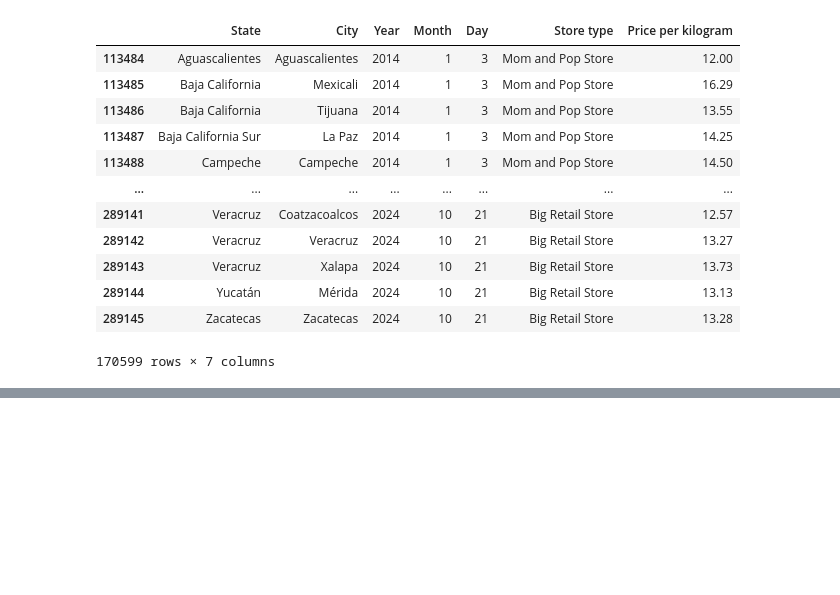
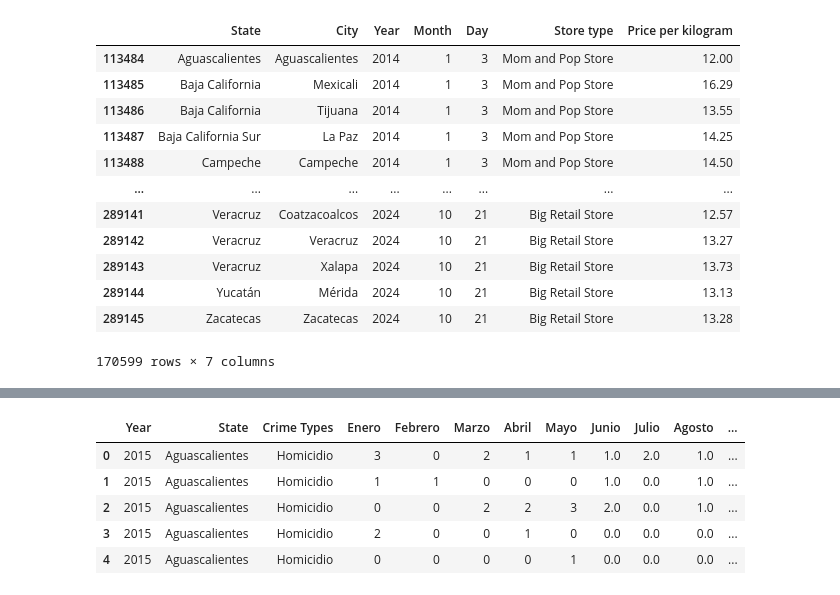
Before and after one commit to Josemarome/Project_1, a Jupyter notebook: Tortilla.ipynb, the cells around one changed output, grey strips where cells are left out. Cells and saved outputs as stored; diff of their text form; code cells hidden in the pictures; blank space fills up the shorter version.

```diff
--- a/Tortilla.ipynb
+++ b/Tortilla.ipynb
@@ -68,3 +69,8 @@ tortilla_data_cleaned_2
 170599 rows × 7 columns
 # %%
 tortilla_data_cleaned_2.to_csv("Resources/new_tortilla.csv", index_label="State")
+# %%
+file_crime =Path("Resources/crime_data.csv")
+crime_data = pd.read_csv(file_crime, encoding="ISO-8859-1")
+
+crime_data.head()
@@ -70,0 +84,3 @@ tortilla_data_cleaned_2.to_csv("Resources/new_tortilla.csv", index_label="State"
+# %%
+crime_data = crime_data.drop(columns=['Clave_Ent', 'Subtipo de delito', 'Modalidad','Bien jurídico afectado'])
+crime_data.head()
@@ -70,0 +94,10 @@ tortilla_data_cleaned_2.to_csv("Resources/new_tortilla.csv", index_label="State"
+# %%
+renamed_crime_data = crime_data.rename(columns={"Entidad":"State", "Tipo de delito":"Crime Types","Año":"Year"})
+renamed_crime_data.head()
+# %% [output]
+|  | Year | State | Crime Types | Enero | Febrero | Marzo | Abril | Mayo | Junio | Julio | Agosto | ... |
+| 0 | 2015 | Aguascalientes | Homicidio | 3 | 0 | 2 | 1 | 1 | 1.0 | 2.0 | 1.0 | ... |
+| 1 | 2015 | Aguascalientes | Homicidio | 1 | 1 | 0 | 0 | 0 | 1.0 | 0.0 | 1.0 | ... |
+| 2 | 2015 | Aguascalientes | Homicidio | 0 | 0 | 2 | 2 | 3 | 2.0 | 0.0 | 1.0 | ... |
+| 3 | 2015 | Aguascalientes | Homicidio | 2 | 0 | 0 | 1 | 0 | 0.0 | 0.0 | 0.0 | ... |
+| 4 | 2015 | Aguascalientes | Homicidio | 0 | 0 | 0 | 0 | 1 | 0.0 | 0.0 | 0.0 | ... |
```
Also changed, not shown: parts of 5 cells of this notebook, 1 other file.
